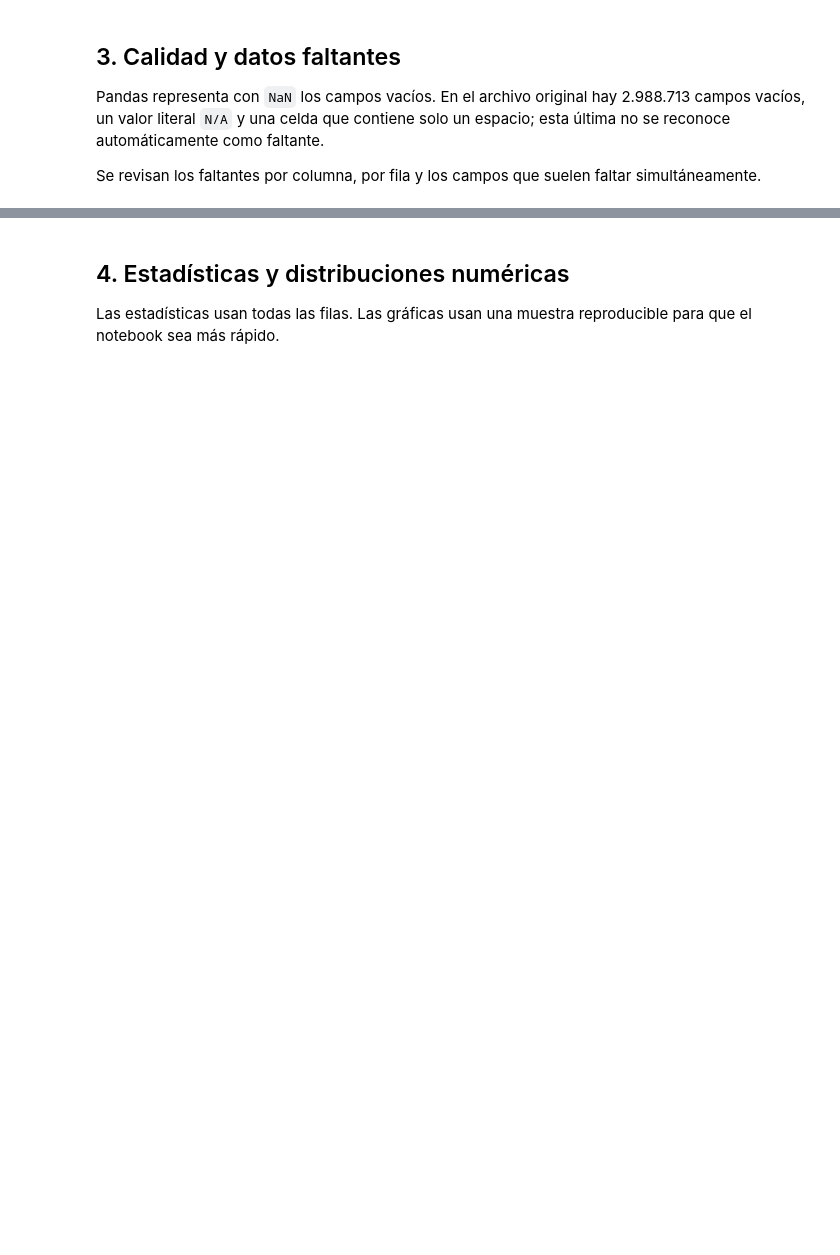
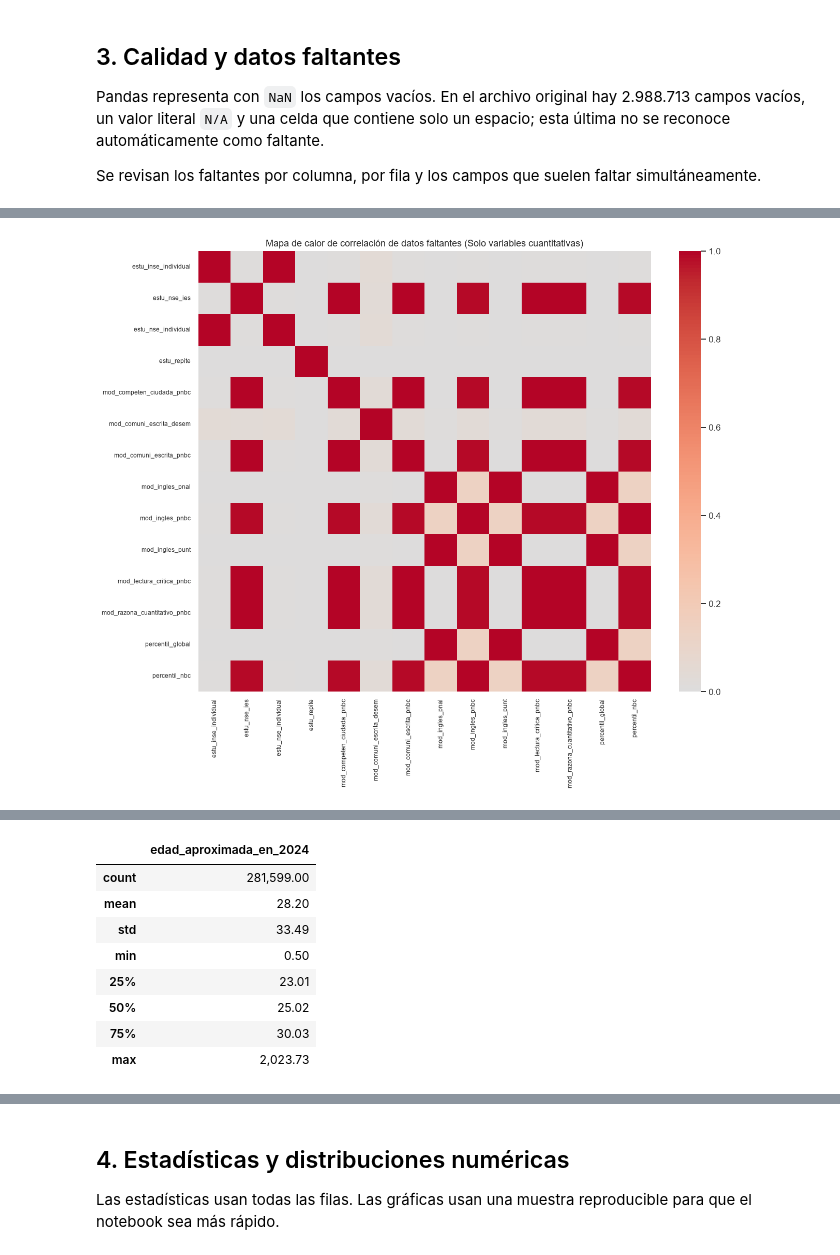
Before and after one commit to FerminEscalona/colombia-higher-ed-assessment-analysis, a Jupyter notebook: notebooks/2.0-data-understanding.ipynb, the cells around one changed output, grey strips where cells are left out. Drawn from its saved outputs; the diff is of its cells as text; code cells hidden in the pictures; blank space fills up the shorter version.

```diff
--- a/notebooks/2.0-data-understanding.ipynb
+++ b/notebooks/2.0-data-understanding.ipynb
@@ -145,34 +214,47 @@ plt.show()
 # %%
 # Columnas que tienen algunos datos faltantes
-columns_with_missing = []
-for column in df.columns:
-    missing_count = df[column].isna().sum()
-    if missing_count > 0 and missing_count < len(df):
-        columns_with_missing.append(column)
+quant_columns_with_missing = [
+    column for column in numeric_columns
+    if 0 < df[column].isna().sum() < len(df)
+]
 
-# Valores cercanos a 1: las dos columnas suelen faltar juntas
-missing_correlation = df[columns_with_missing].isna().corr()
-plt.figure(figsize=(18, 15))
-sns.heatmap(missing_correlation, cmap='coolwarm', center=0, vmin=-1, vmax=1)
-plt.title('Mapa de calor de la correlación entre datos faltantes')
-plt.xticks(rotation=90, fontsize=6)
-plt.yticks(fontsize=6)
-plt.tight_layout()
-plt.show()
+# Mapa de correlación: Valores cercanos a 1 (las dos columnas suelen faltar juntas)
+if quant_columns_with_missing:
+    missing_correlation = df[quant_columns_with_missing].isna().corr()
+
+    plt.figure(figsize=(12, 10))
+    sns.heatmap(
+        missing_correlation,
+        cmap='coolwarm',
+        center=0,
+        vmin=0,
+        vmax=1,
+        annot=False,
+        fmt=".2f"
+    )
+    plt.title('Mapa de calor de correlación de datos faltantes (Solo variables cuantitativas)')
+    plt.xticks(rotation=90, fontsize=8)
+    plt.yticks(fontsize=8)
+    plt.tight_layout()
+    plt.show()
+else:
+    print("No hay variables cuantitativas que tengan datos faltantes para analizar.")
 
 # Fecha de nacimiento: diagnóstico en una serie auxiliar
 birth_date = pd.to_datetime(df['estu_fechanacimiento'], dayfirst=True, errors='coerce')
 invalid_dates = df['estu_fechanacimiento'].notna().sum() - birth_date.notna().sum()
 age_2024 = (pd.Timestamp('2024-12-31') - birth_date).dt.days / 365.25
 
 print('Fechas no interpretables:', invalid_dates)
 print('Fecha mínima:', birth_date.min())
 print('Fecha máxima:', birth_date.max())
 display(age_2024.describe().to_frame('edad_aproximada_en_2024'))
 
 plt.figure(figsize=(10, 5))
 sns.histplot(age_2024.dropna(), bins=50)
 plt.title('Distribución de la edad aproximada en 2024')
 plt.xlabel('Edad')
 plt.xlim(age_2024.quantile(0.001), age_2024.quantile(0.999))
 plt.show()
+# %% [output]
+[figure, added]
@@ -178,0 +264,9 @@ plt.show()
+|  | edad_aproximada_en_2024 |
+| count | 281,599.00 |
+| mean | 28.20 |
+| std | 33.49 |
+| min | 0.50 |
+| 25% | 23.01 |
+| 50% | 25.02 |
+| 75% | 30.03 |
+| max | 2,023.73 |
```
Also changed, not shown: parts of 10 cells of this notebook, 2 other files.
